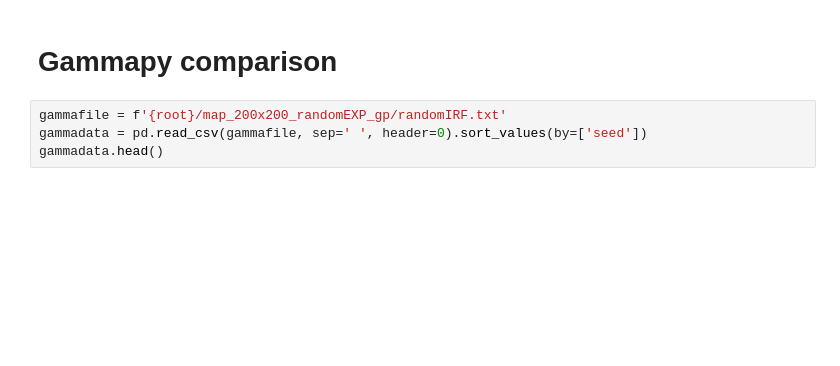
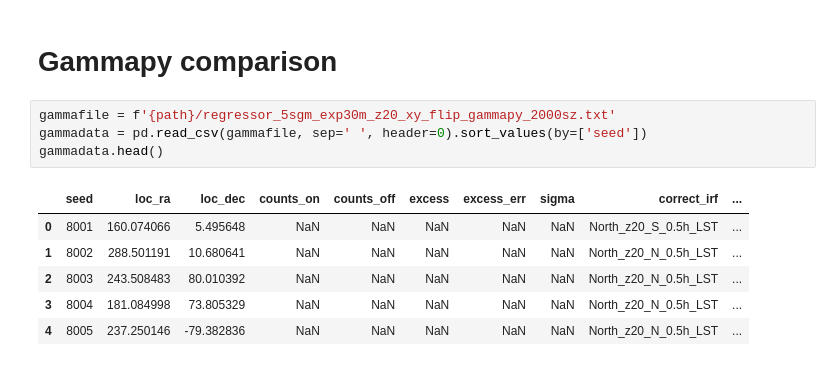
Before and after one commit to ambra-dipiano/astroAI, a Jupyter notebook: astroai/notebooks/cnn-regressor.ipynb, the cells around one changed output. Saved outputs shown, nothing was run; the diff lists cells and outputs as text; blank space fills up the shorter version.

```diff
--- a/astroai/notebooks/cnn-regressor.ipynb
+++ b/astroai/notebooks/cnn-regressor.ipynb
@@ -325,9 +395,16 @@ ax.legend()
 # %% [markdown]
 # Gammapy comparison
 # %%
-gammafile = f'{root}/map_200x200_randomEXP_gp/randomIRF.txt'
+gammafile = f'{path}/regressor_5sgm_exp30m_z20_xy_flip_gammapy_2000sz.txt'
 gammadata = pd.read_csv(gammafile, sep=' ', header=0).sort_values(by=['seed'])
 gammadata.head()
+# %% [output]
+|  | seed | loc_ra | loc_dec | counts_on | counts_off | excess | excess_err | sigma | correct_irf | ... |
+| 0 | 8001 | 160.074066 | 5.495648 | NaN | NaN | NaN | NaN | NaN | North_z20_S_0.5h_LST | ... |
+| 1 | 8002 | 288.501191 | 10.680641 | NaN | NaN | NaN | NaN | NaN | North_z20_N_0.5h_LST | ... |
+| 2 | 8003 | 243.508483 | 80.010392 | NaN | NaN | NaN | NaN | NaN | North_z20_N_0.5h_LST | ... |
+| 3 | 8004 | 181.084998 | 73.805329 | NaN | NaN | NaN | NaN | NaN | North_z20_N_0.5h_LST | ... |
+| 4 | 8005 | 237.250146 | -79.382836 | NaN | NaN | NaN | NaN | NaN | North_z20_N_0.5h_LST | ... |
 # %%
 err = []
 seeds = gammadata['seed']
```
Also changed, not shown: parts of 21 cells of this notebook, 2 other files.
